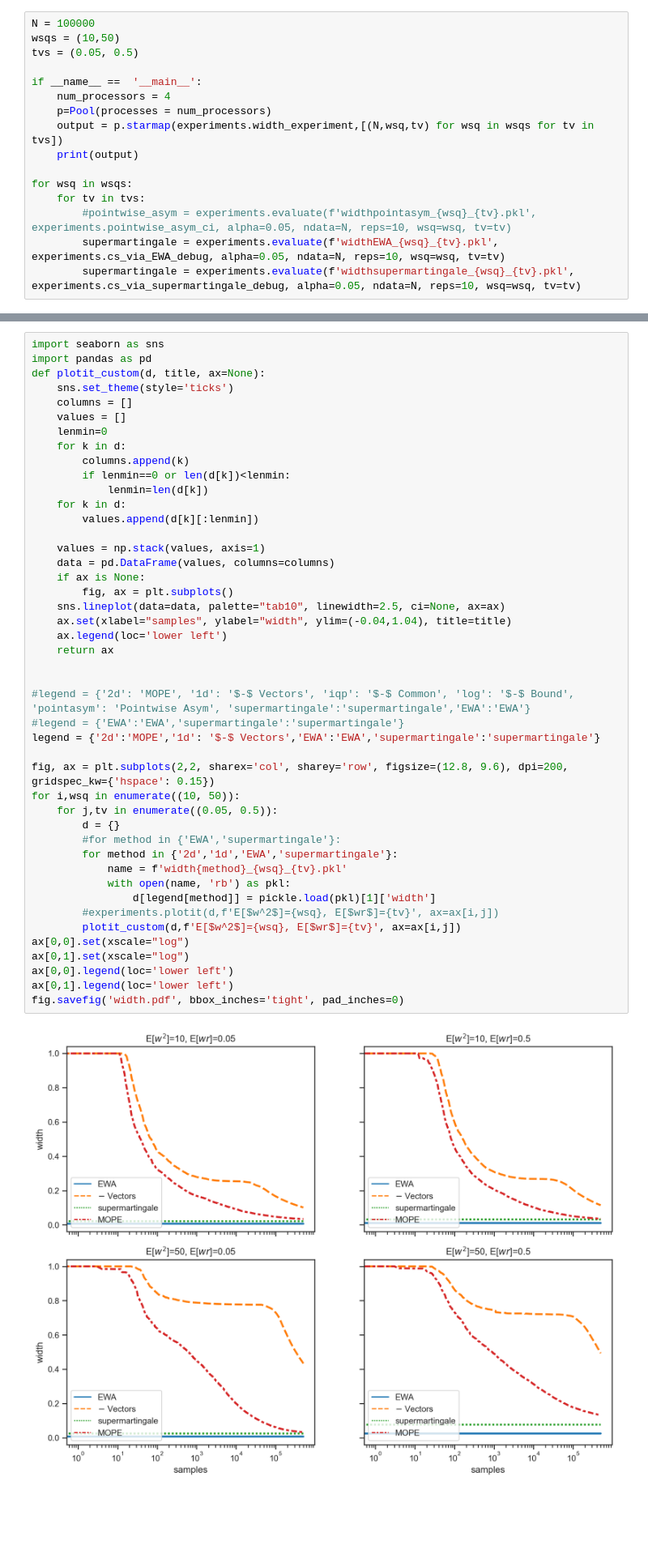
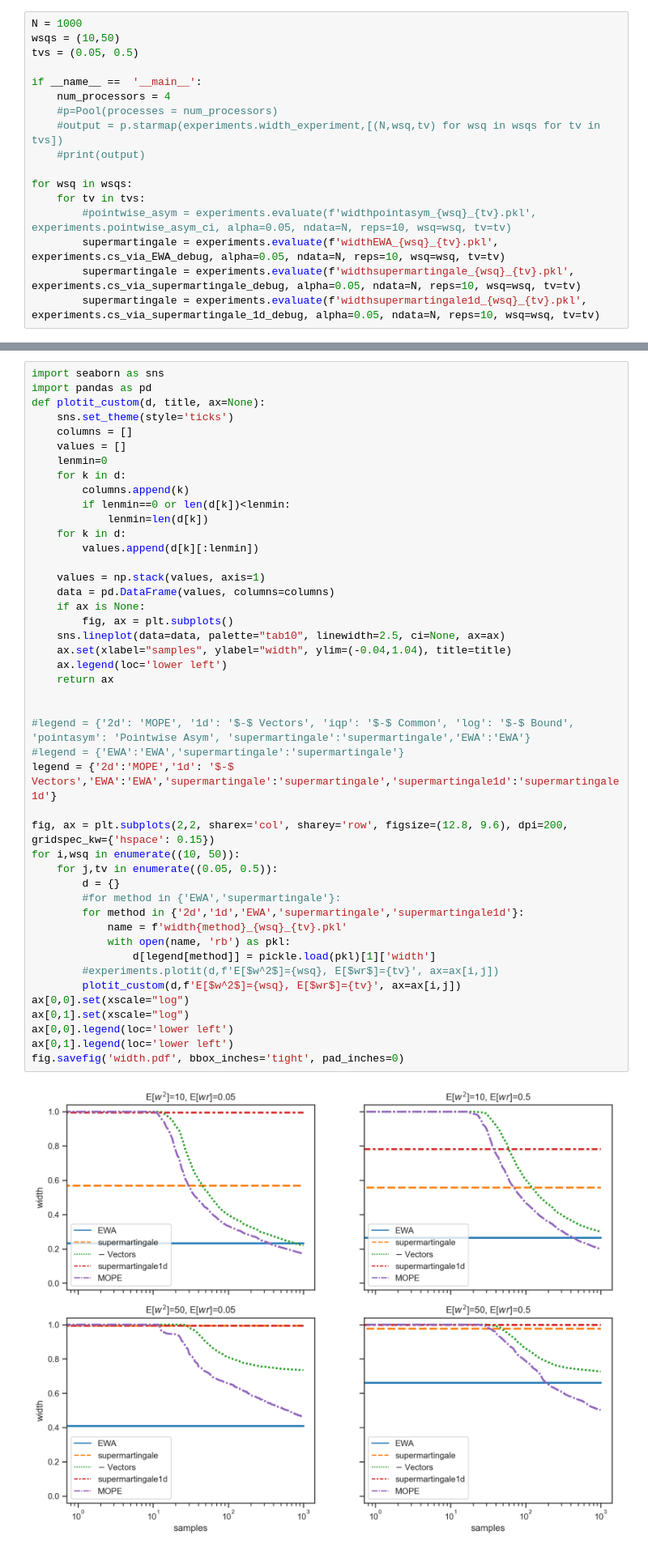
Before and after one commit to zmhammedi/mope, a Jupyter notebook: Betting-Width.ipynb, the cells around one changed output, grey strips where cells are left out. Shown at 81% size. Cells and saved outputs as stored; diff of their text form; blank space fills up the shorter version.

```diff
--- a/Betting-Width.ipynb
+++ b/Betting-Width.ipynb
@@ -57,19 +57,20 @@ ax[0,1].legend(loc='lower left')
 # %% [markdown]
 ## The following takes 4 days to run but eventually produces Figure 2 from the paper
 # %%
-N = 100000
+N = 1000
 wsqs = (10,50)
 tvs = (0.05, 0.5)
 
 if __name__ ==  '__main__':
     num_processors = 4
-    p=Pool(processes = num_processors)
-    output = p.starmap(experiments.width_experiment,[(N,wsq,tv) for wsq in wsqs for tv in tvs])
-    print(output)
+    #p=Pool(processes = num_processors)
+    #output = p.starmap(experiments.width_experiment,[(N,wsq,tv) for wsq in wsqs for tv in tvs])
+    #print(output)
 
 for wsq in wsqs:
     for tv in tvs:
         #pointwise_asym = experiments.evaluate(f'widthpointasym_{wsq}_{tv}.pkl', experiments.pointwise_asym_ci, alpha=0.05, ndata=N, reps=10, wsq=wsq, tv=tv)
         supermartingale = experiments.evaluate(f'widthEWA_{wsq}_{tv}.pkl', experiments.cs_via_EWA_debug, alpha=0.05, ndata=N, reps=10, wsq=wsq, tv=tv)
         supermartingale = experiments.evaluate(f'widthsupermartingale_{wsq}_{tv}.pkl', experiments.cs_via_supermartingale_debug, alpha=0.05, ndata=N, reps=10, wsq=wsq, tv=tv)
+        supermartingale = experiments.evaluate(f'widthsupermartingale1d_{wsq}_{tv}.pkl', experiments.cs_via_supermartingale_1d_debug, alpha=0.05, ndata=N, reps=10, wsq=wsq, tv=tv)
 # %% [output]
@@ -96,36 +103,36 @@ def plotit_custom(d, title, ax=None):
 
     values = np.stack(values, axis=1)
     data = pd.DataFrame(values, columns=columns)
     if ax is None:
         fig, ax = plt.subplots()
     sns.lineplot(data=data, palette="tab10", linewidth=2.5, ci=None, ax=ax)
     ax.set(xlabel="samples", ylabel="width", ylim=(-0.04,1.04), title=title)
     ax.legend(loc='lower left')
     return ax
 
 
 #legend = {'2d': 'MOPE', '1d': '$-$ Vectors', 'iqp': '$-$ Common', 'log': '$-$ Bound', 'pointasym': 'Pointwise Asym', 'supermartingale':'supermartingale','EWA':'EWA'}
 #legend = {'EWA':'EWA','supermartingale':'supermartingale'}
-legend = {'2d':'MOPE','1d': '$-$ Vectors','EWA':'EWA','supermartingale':'supermartingale'}
+legend = {'2d':'MOPE','1d': '$-$ Vectors','EWA':'EWA','supermartingale':'supermartingale','supermartingale1d':'supermartingale1d'}
 
 fig, ax = plt.subplots(2,2, sharex='col', sharey='row', figsize=(12.8, 9.6), dpi=200, gridspec_kw={'hspace': 0.15})
 for i,wsq in enumerate((10, 50)):
     for j,tv in enumerate((0.05, 0.5)):
         d = {}
         #for method in {'EWA','supermartingale'}:
-        for method in {'2d','1d','EWA','supermartingale'}:
+        for method in {'2d','1d','EWA','supermartingale','supermartingale1d'}:
             name = f'width{method}_{wsq}_{tv}.pkl'
             with open(name, 'rb') as pkl:
                 d[legend[method]] = pickle.load(pkl)[1]['width']
         #experiments.plotit(d,f'E[$w^2$]={wsq}, E[$wr$]={tv}', ax=ax[i,j])
         plotit_custom(d,f'E[$w^2$]={wsq}, E[$wr$]={tv}', ax=ax[i,j])
 ax[0,0].set(xscale="log")
 ax[0,1].set(xscale="log")
 ax[0,0].legend(loc='lower left')
 ax[0,1].legend(loc='lower left')
 fig.savefig('width.pdf', bbox_inches='tight', pad_inches=0)
 # %% [output]
-[figure, old version]
+[figure, new version]
 # %%
 from cs_via_supermartingale import bisection_algorithm, supermartingale_value, linear_search, martingale_value_lowerbound
 #martval0 = lambda v: supermartingale_value(v,100,b0,b1,A0,A1,A2)
```
Also changed, not shown: parts of 1 cell of this notebook, 15 other files.
